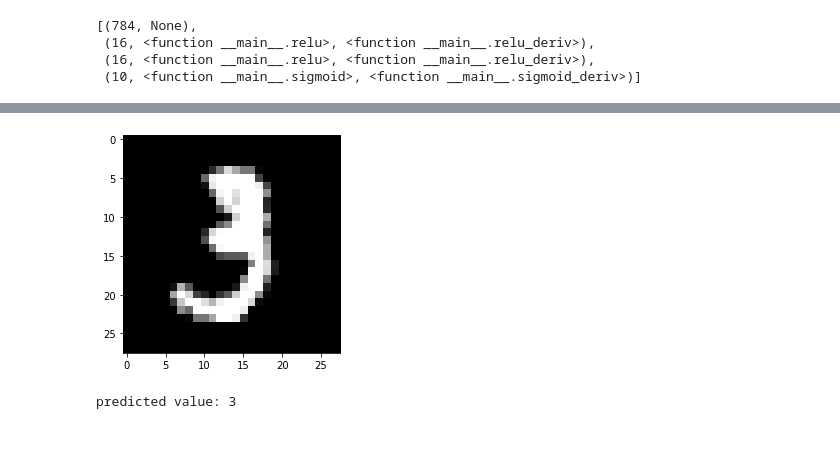
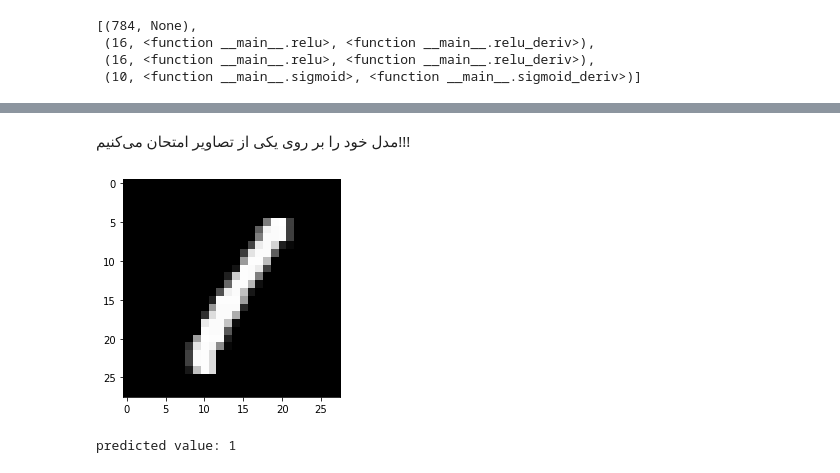
Before and after one commit to AlirezaAK2000/digit_recognizer, a Jupyter notebook: AI_First_Project.ipynb, the cells around one changed output, grey strips where cells are left out. Drawn from its saved outputs; the diff is of its cells as text; code cells hidden in the pictures; blank space fills up the shorter version.

```diff
--- a/AI_First_Project.ipynb
+++ b/AI_First_Project.ipynb
@@ -171,6 +194,7 @@ def V_initializer(shape ):
 def initialize(model,use_momentum = False):
   W = []
   B = []
+  dimensions = get_dimensions(model)
   for shape in dimensions:
     w , b  = initializer(shape)
     assert(w.shape == shape)
@@ -186,7 +210,6 @@ def initialize(model,use_momentum = False):
     return W , B , V
 
   return W , B , None
-W , B , _ = initialize(model)
 # %%
 def mse_cost(y , y_prim):
   return np.sum((y_prim-y)**2)/y.shape[1]
@@ -206,9 +245,3 @@ def forward_propagation(X , W , B,model):
       'A':A,
       'Z':Z
   }
-# %%
-# print(train_set_x_v.shape)
-cache = forward_propagation(train_set_x_v , W , B,model)
-assert(train_set_y_v.shape == cache['A'][-1].shape)
-for i in cache['A']:
-  print(i.shape)
@@ -257,5 +287,3 @@ def predict(W, B , X , model):
   Y_prim = cache['A'][-1]
   Y_prim = np.round(Y_prim)
   return np.where(Y_prim.reshape(Y_prim.shape[1]) == 1)[0][0]
-# %%
-a = backward_propagation(W,B, cache,train_set_y_v , model)
@@ -569,0 +808,14 @@ test accuracy: 93.54
+# %%
+# final result
+model = [
+    (train_set_x_v.shape[0] , None),
+    (16 , sigmoid ,sigmoid_deriv ),
+    (16 , sigmoid ,sigmoid_deriv ),
+    (10 , sigmoid , sigmoid_deriv),
+]
+describe_model(model)
+start = time.time()
+info = main_model(model , train_set_x_v, train_set_y_v,test_set_x_v , test_set_y_v,a=0.01, epoch=200 , use_momentum=True , beta=0.85 , batch_size=120)
+finish = round(time.time() - start , 3)
+print('min {} : sec {}'.format(finish//60 , finish % 60))
+plot_result(info)
@@ -570,9 +842,13 @@ test accuracy: 93.54
+# %% [markdown]
+<div dir=rtl>
+مدل خود را بر روی یکی از تصاویر امتحان می‌کنیم!!!
+</div>
 # %%
-show_image(np.transpose(train_set_x_v[:,10]))
-pic = train_set_x_v[:,10].reshape((1,-1,1))
+show_image(np.transpose(train_set_x_v[:,3]))
+pic = train_set_x_v[:,3].reshape((1,-1,1))
 W , B = info[3], info[4]
 plt.show()
 print(f"predicted value: {predict(W,B,pic, model )}")
 # %% [output]
-[figure, old version]
+[figure, new version]
-predicted value: 3
+predicted value: 1
```
Also changed, not shown: parts of 29 cells of this notebook.
